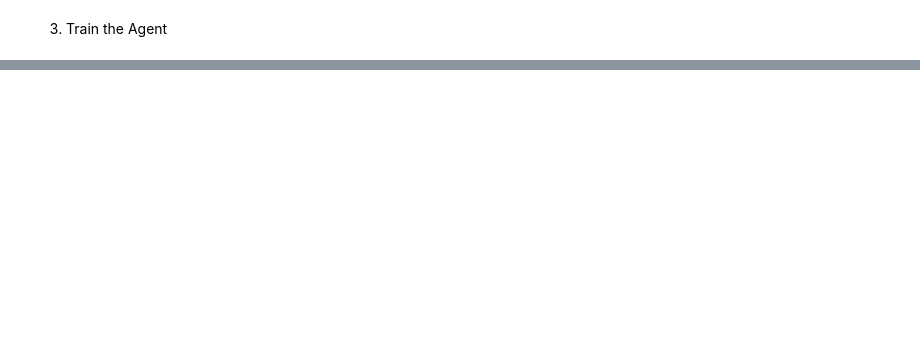
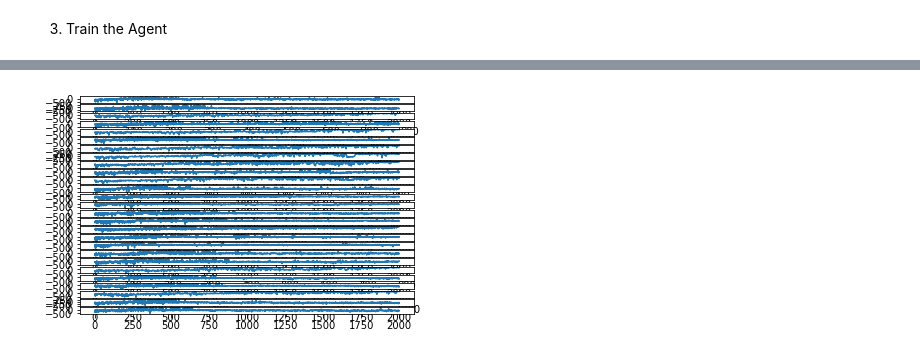
Before and after one commit to jakeszler/182-finalproject, a Jupyter notebook: Deep_Q_Network_Solution.ipynb, the cells around one changed output, grey strips where cells are left out. Saved outputs shown, nothing was run; the diff lists cells and outputs as text; code cells hidden in the pictures; blank space fills up the shorter version.

```diff
--- a/Deep_Q_Network_Solution.ipynb
+++ b/Deep_Q_Network_Solution.ipynb
@@ -276,0 +297,14 @@ KeyboardInterrupt:
+# %%
+import glob
+import pickle
+fnames = glob.glob('probe*')
+
+
+for index, fname in enumerate(fnames):
+    with open(fname, 'r') as f:
+        a = pickle.load(f)
+    plt.subplot(len(fnames), 1, index + 1)
+    plt.plot(a)
+plt.show()
+# %% [output]
+[figure, added]
```
Also changed, not shown: parts of 20 cells of this notebook, 1 other file.
